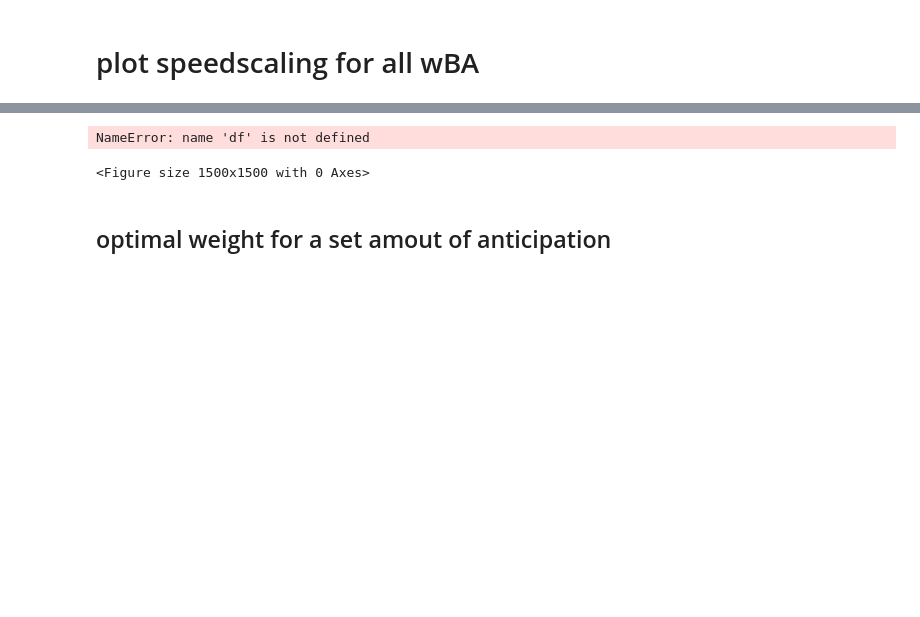
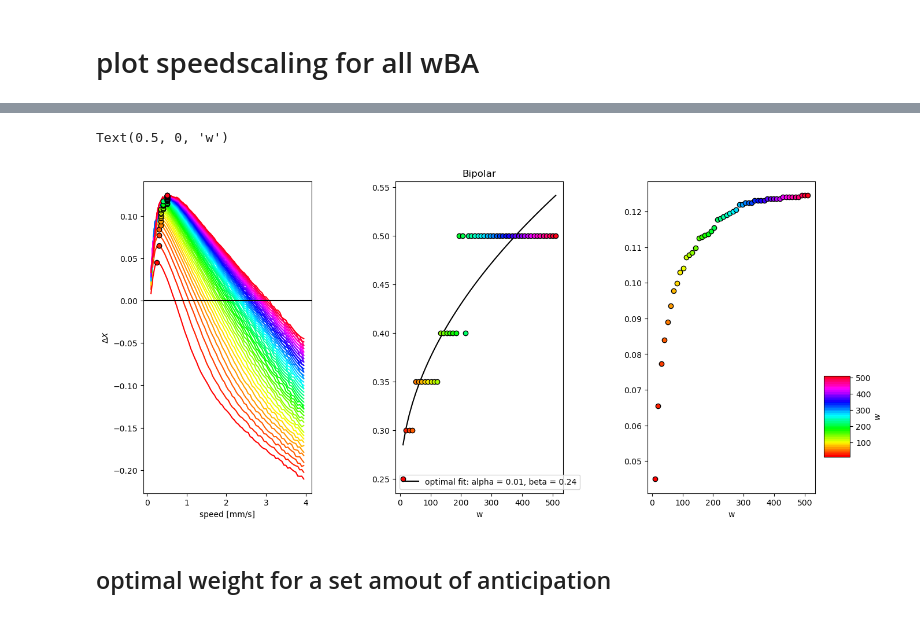
Before and after one commit to simoneeb/motion_anticipation_network, a Jupyter notebook: Figures_Paper_v2/Figure_codes/F4-prefspeed_v2.ipynb, the cells around one changed output, grey strips where cells are left out. Drawn from its saved outputs; the diff is of its cells as text; code cells hidden in the pictures; blank space fills up the shorter version.

```diff
--- a/Figures_Paper_v2/Figure_codes/F4-prefspeed_v2.ipynb
+++ b/Figures_Paper_v2/Figure_codes/F4-prefspeed_v2.ipynb
@@ -115,0 +149,2 @@ NameError: name 'df' is not defined
+# %%
+df = df.query('wBA <= 30')
@@ -116,7 +284,7 @@ NameError: name 'df' is not defined
 # %%
 
-fig = plt.figure(figsize = (15,15))
-gs = fig.add_gridspec(2,3)
+fig = plt.figure(figsize = (15,7))
+gs = fig.add_gridspec(1,3)
 
 fig.subplots_adjust(wspace = 0.5,hspace = 0.5)
 
@@ -210,35 +378,35 @@ ax.set_ylabel(r'$\Delta X$')
 
 
 
 
 weights = np.asarray(weights_B)
 pref_speeds = np.asarray(pref_speeds_B)
 
 def preferred_speed(wplus,alpha,beta):
 
     return alpha*np.sqrt(wplus)+beta
 
 
 popt,_ = curve_fit(preferred_speed,weights,pref_speeds)
 
 ax = fig.add_subplot(gs[0,1])
 ax.set_title('Bipolar')
 for wi,w in enumerate(weights):
     plt.scatter(w,pref_speeds[wi], color = cmapg(wi), edgecolor = 'k', zorder = 10)
 plt.plot(weights, preferred_speed(weights,*popt), label  =f'optimal fit: alpha = {np.round(popt[0],2)}, beta = {np.round(popt[1],2)}', color = 'k')
 
 plt.xlabel('w')
 plt.legend()
 
 ax = fig.add_subplot(gs[0,2])
 ax.set_title(' ')
 for wi,w in enumerate(weights):
     plt.scatter(w,pref_amp_B[wi], color = cmapg(wi), edgecolor = 'k', zorder = 10)
 
 plt.xlabel('w')
 # %% [output]
-NameError: name 'df' is not defined
+Text(0.5, 0, 'w')
-<Figure size 1500x1500 with 0 Axes>
+[figure, added]
 # %% [markdown]
 ## optimal weight for a set amout of anticipation
 # %%
```
Also changed, not shown: parts of 9 cells of this notebook, 17 other files.
